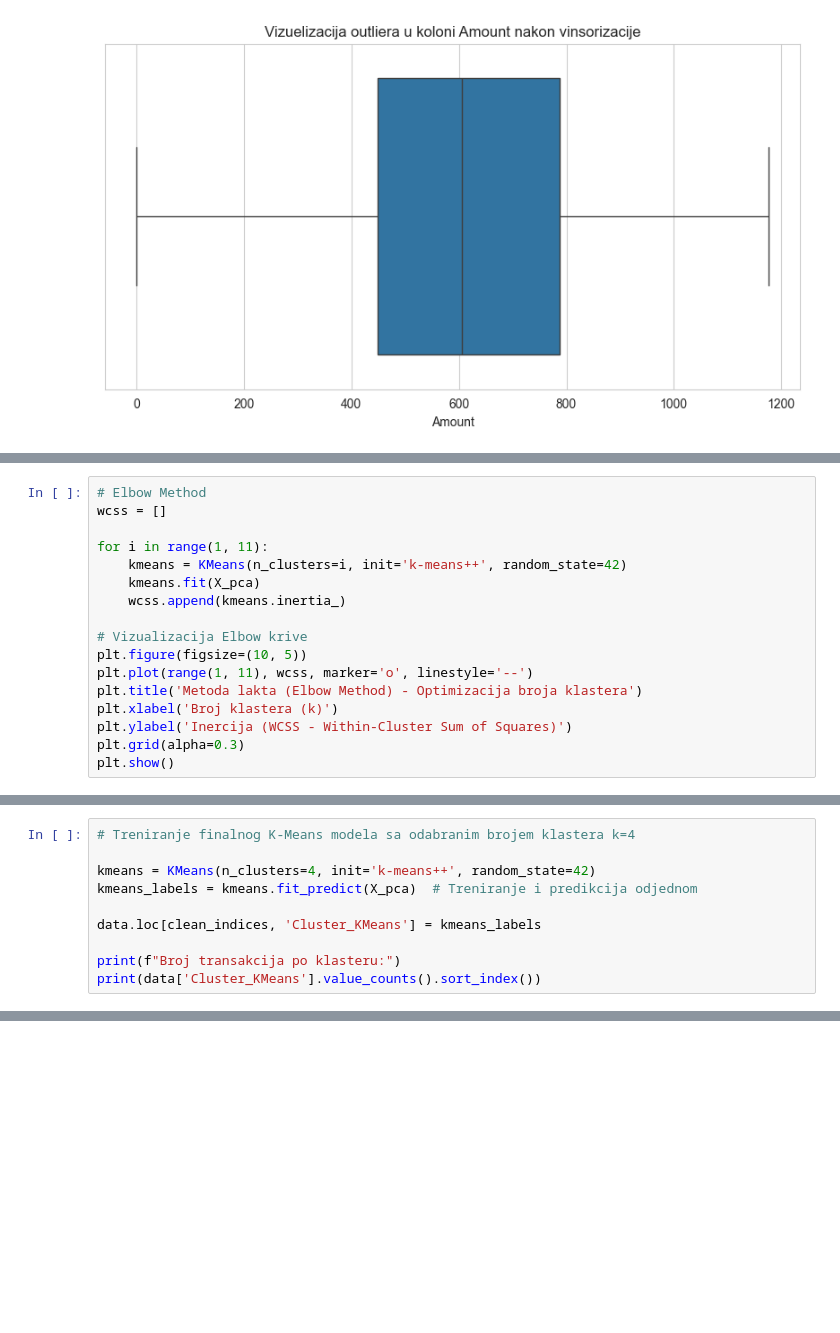
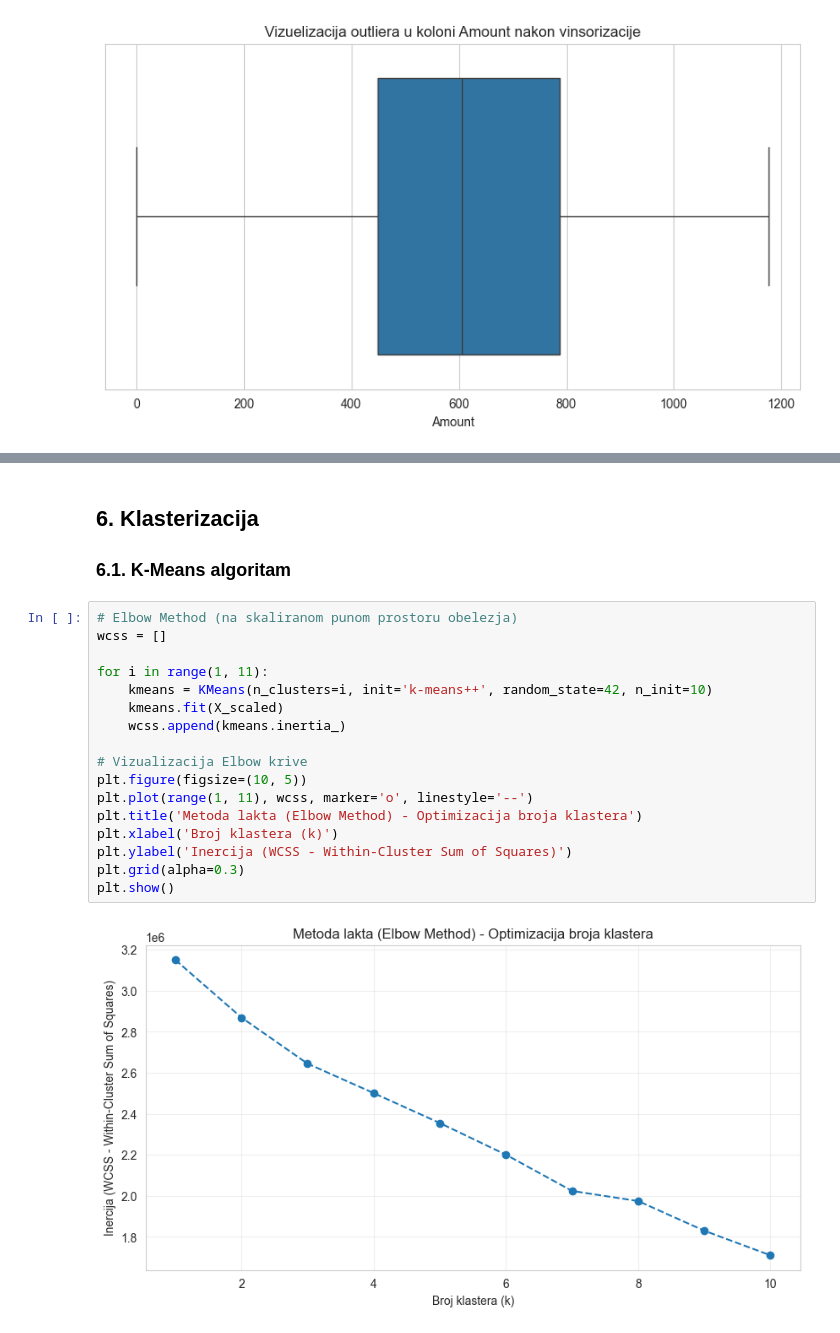
Before and after one commit to aleksandradjokic/E-Commerce, a Jupyter notebook: projekat 2/ecommerce_clustering.ipynb, the cells around one changed output, grey strips where cells are left out. Drawn from its saved outputs; the diff is of its cells as text; blank space fills up the shorter version.

```diff
--- a/projekat 2/ecommerce_clustering.ipynb
+++ b/projekat 2/ecommerce_clustering.ipynb
@@ -387,17 +229,0 @@ UMAP zavrsen.
-# %%
-# Elbow Method
-wcss = []
-
-for i in range(1, 11):
-    kmeans = KMeans(n_clusters=i, init='k-means++', random_state=42)
-    kmeans.fit(X_pca)
-    wcss.append(kmeans.inertia_)
-
-# Vizualizacija Elbow krive
-plt.figure(figsize=(10, 5))
-plt.plot(range(1, 11), wcss, marker='o', linestyle='--')
-plt.title('Metoda lakta (Elbow Method) - Optimizacija broja klastera')
-plt.xlabel('Broj klastera (k)')
-plt.ylabel('Inercija (WCSS - Within-Cluster Sum of Squares)')
-plt.grid(alpha=0.3)
-plt.show()
@@ -406,10 +229,0 @@ plt.show()
-# %%
-# Treniranje finalnog K-Means modela sa odabranim brojem klastera k=4
-
-kmeans = KMeans(n_clusters=4, init='k-means++', random_state=42)
-kmeans_labels = kmeans.fit_predict(X_pca)  # Treniranje i predikcija odjednom
-
-data.loc[clean_indices, 'Cluster_KMeans'] = kmeans_labels
-
-print(f"Broj transakcija po klasteru:")
-print(data['Cluster_KMeans'].value_counts().sort_index())
@@ -750,0 +404,23 @@ Grupisemo podatke prema klasterima pobednickog modela (KMeans) i racunamo srednj
+# %% [markdown]
+## 6. Klasterizacija
+
+### 6.1. K-Means algoritam
+# %%
+# Elbow Method (na skaliranom punom prostoru obelezja)
+wcss = []
+
+for i in range(1, 11):
+    kmeans = KMeans(n_clusters=i, init='k-means++', random_state=42, n_init=10)
+    kmeans.fit(X_scaled)
+    wcss.append(kmeans.inertia_)
+
+# Vizualizacija Elbow krive
+plt.figure(figsize=(10, 5))
+plt.plot(range(1, 11), wcss, marker='o', linestyle='--')
+plt.title('Metoda lakta (Elbow Method) - Optimizacija broja klastera')
+plt.xlabel('Broj klastera (k)')
+plt.ylabel('Inercija (WCSS - Within-Cluster Sum of Squares)')
+plt.grid(alpha=0.3)
+plt.show()
+# %% [output]
+[figure, added]
```
Also changed, not shown: parts of 63 cells of this notebook, 1 other file.
